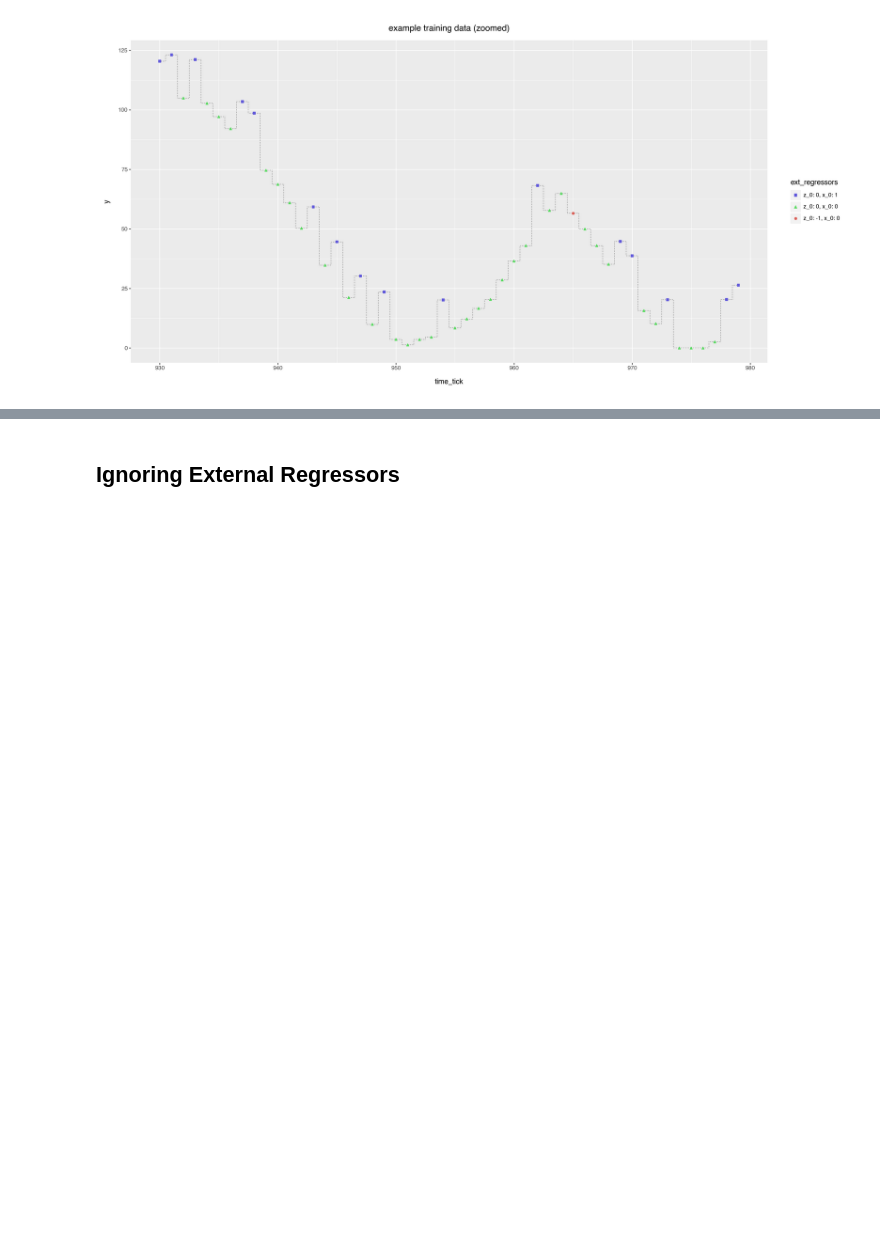
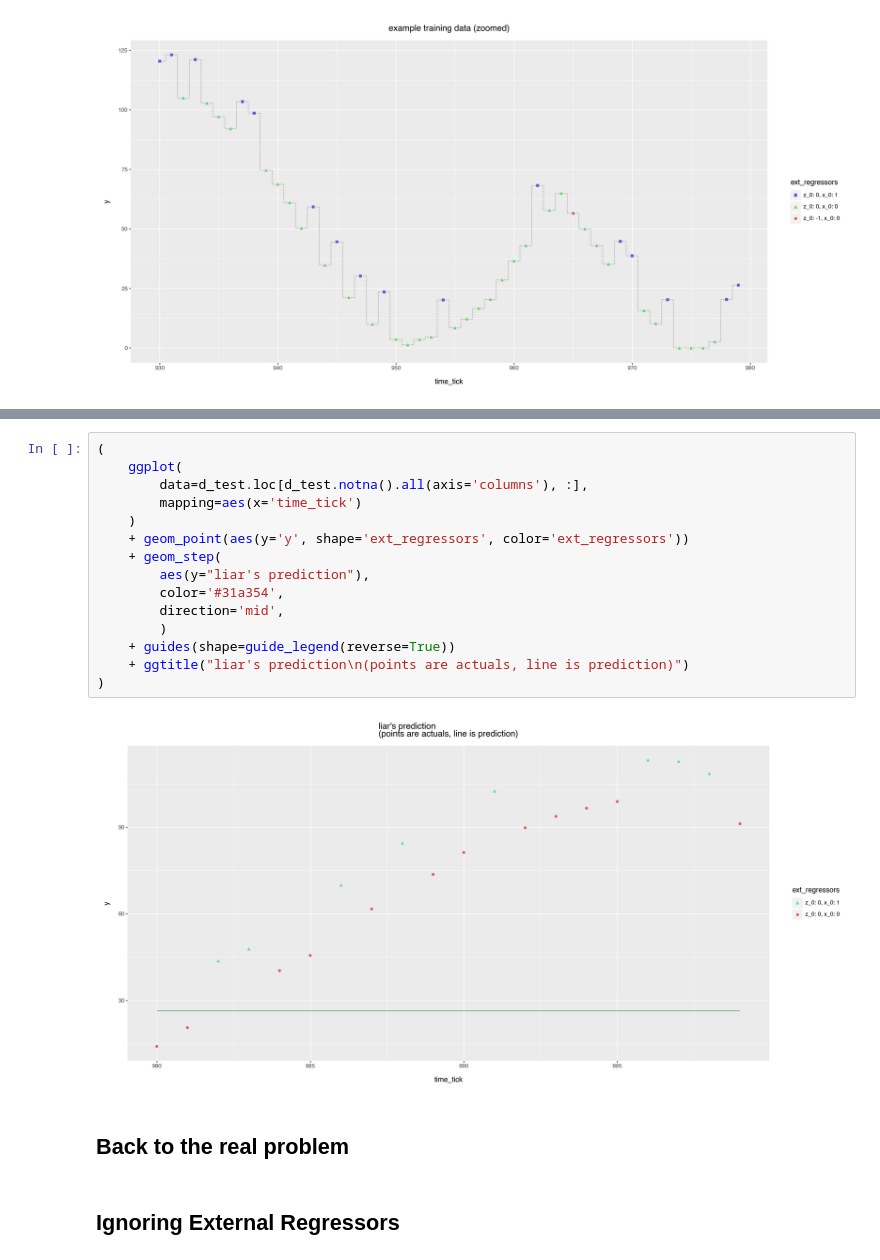
Before and after one commit to WinVector/Examples, a Jupyter notebook: TimeSeries/nested_model_example.ipynb, the cells around one changed output, grey strips where cells are left out. Drawn from its saved outputs; the diff is of its cells as text; blank space fills up the shorter version.

```diff
--- a/TimeSeries/nested_model_example.ipynb
+++ b/TimeSeries/nested_model_example.ipynb
@@ -174,3 +191,22 @@ d_train_zoomed = d_train.loc[
+# %%
+(
+    ggplot(
+        data=d_test.loc[d_test.notna().all(axis='columns'), :],
+        mapping=aes(x='time_tick')
+    )
+    + geom_point(aes(y='y', shape='ext_regressors', color='ext_regressors'))
+    + geom_step(
+        aes(y="liar's prediction"),
+        color='#31a354',
+        direction='mid',
+        )
+    + guides(shape=guide_legend(reverse=True))
+    + ggtitle("liar's prediction\n(points are actuals, line is prediction)")
+)
+# %% [output]
+[figure, added]
+# %% [markdown]
+## Back to the real problem
 # %% [markdown]
 ## Ignoring External Regressors
 # %% [markdown]
```
Also changed, not shown: parts of 9 cells of this notebook.
